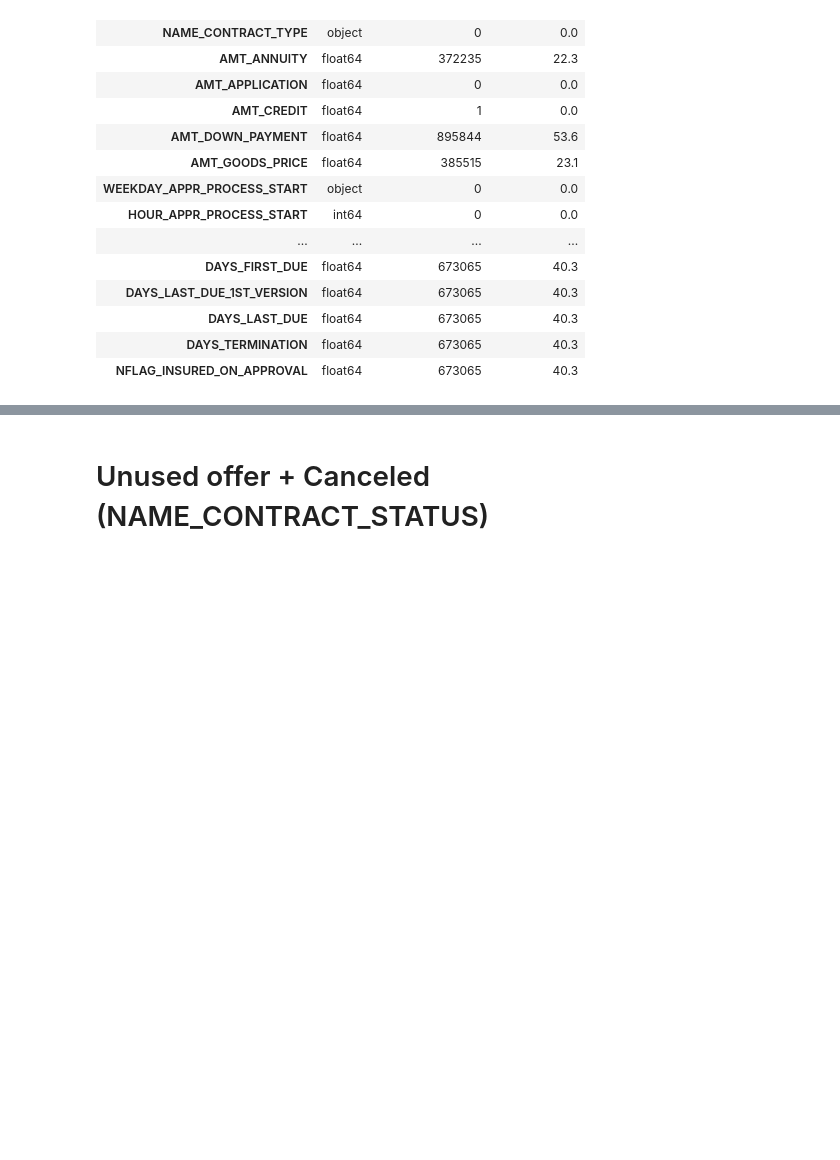
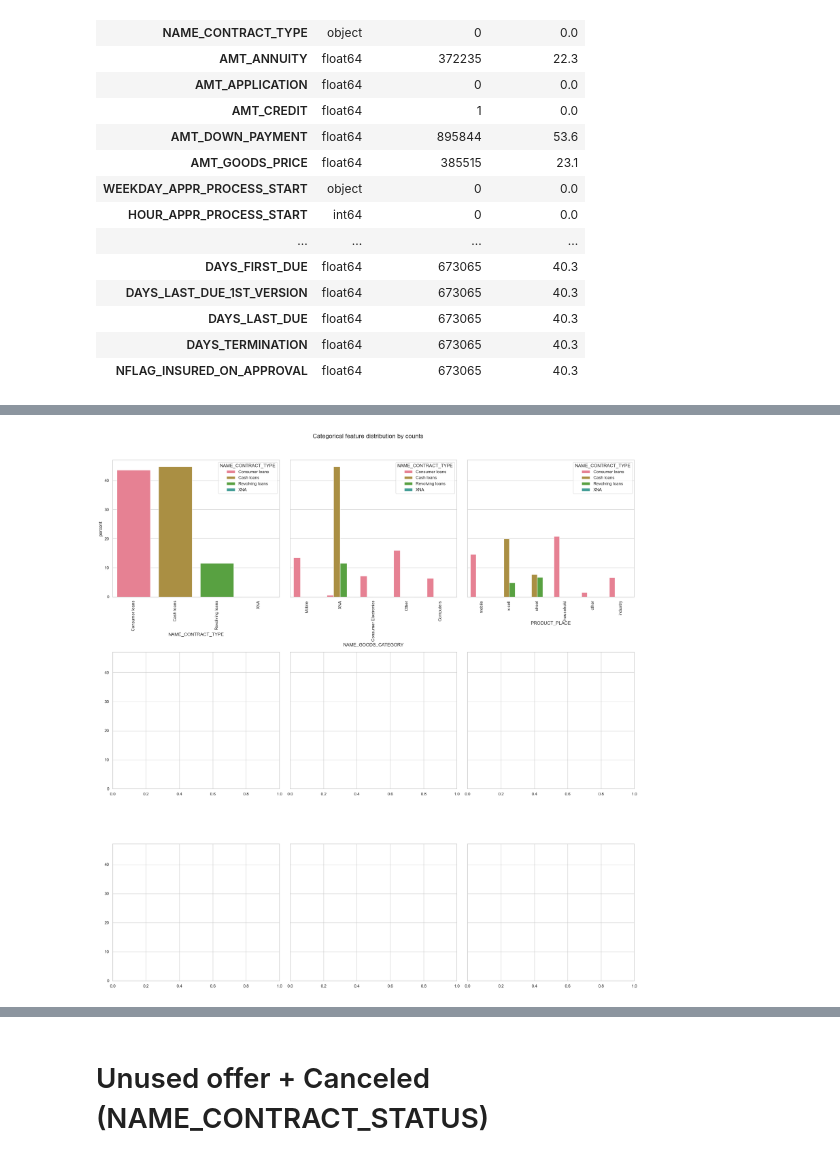
Before and after one commit to gkukse/Home-Credit-Default-Risk, a Jupyter notebook: previous_application.ipynb, the cells around one changed output, grey strips where cells are left out. Saved outputs shown, nothing was run; the diff lists cells and outputs as text; code cells hidden in the pictures; blank space fills up the shorter version.

```diff
--- a/previous_application.ipynb
+++ b/previous_application.ipynb
@@ -269,0 +195,4 @@ Name: count, dtype: int64
+# %%
+top_goods_list = previous_application['NAME_GOODS_CATEGORY'].value_counts().nlargest(5).index.to_list()
+
+previous_application.loc[~previous_application['NAME_GOODS_CATEGORY'].isin(top_goods_list), 'NAME_GOODS_CATEGORY'] = 'Other'
@@ -269,0 +218,10 @@ Name: count, dtype: int64
+# %%
+previous_application = help_tool.product_combination(previous_application)
+
+previous_application['NAME_CLIENT_TYPE'] = help_tool.client_type_encoding(previous_application, 'NAME_CLIENT_TYPE')
+previous_application = help_tool.weekday_encoding(previous_application)
+# %%
+previous_application['NAME_TYPE_SUITE'] = help_tool.accompanied(previous_application, 'NAME_TYPE_SUITE')
+# %%
+previous_application['YIELD_GROUP'] = previous_application['NAME_YIELD_GROUP'].apply(lambda x: 1 if 'low_normal' in x.lower() else 1.5 if 'low_action' in x.lower() else 2 if 'middle' in x.lower() else 3 if 'high' in x.lower() else np.nan)
+previous_application.drop(columns='NAME_YIELD_GROUP', inplace=True)
@@ -269,0 +247,21 @@ Name: count, dtype: int64
+# %%
+object_columns = previous_application.select_dtypes(include=['object']).columns.tolist()
+
+fig, axes = plt.subplots(3, 3, figsize=(20, 20), sharey=True)
+
+axes = axes.flatten()
+
+for i, col in enumerate(object_columns):
+    sns.countplot(data=previous_application, x=col,
+                 ax=axes[i],
+                 legend=True,
+                 stat="percent",
+                 hue='NAME_CONTRACT_TYPE'
+                 )
+    axes[i].tick_params(axis='x', rotation=90)
+
+plt.suptitle(f"Categorical feature distribution by counts", size=16, y=1.02)
+plt.tight_layout()
+plt.show()
+# %% [output]
+[figure, added]
```
Also changed, not shown: parts of 69 cells of this notebook, 2 other files.
